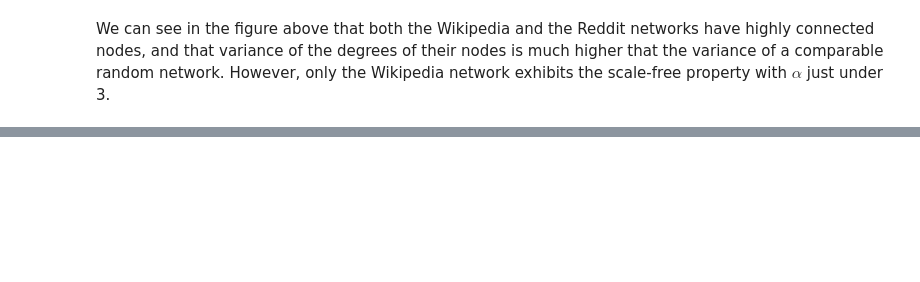
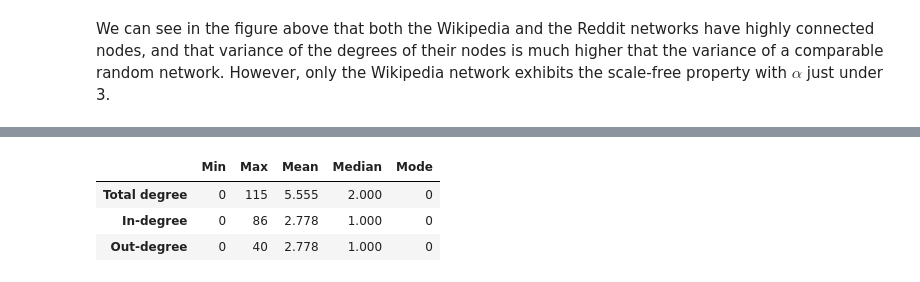
Before and after one commit to wojciechdk/Social_Graphs_and_Interactions_Final_Project, a Jupyter notebook: explainer_notebook/explainer_notebook_wojciech.ipynb, the cells around one changed output, grey strips where cells are left out. Saved outputs shown, nothing was run; the diff lists cells and outputs as text; code cells hidden in the pictures; blank space fills up the shorter version.

```diff
--- a/explainer_notebook/explainer_notebook_wojciech.ipynb
+++ b/explainer_notebook/explainer_notebook_wojciech.ipynb
@@ -233,0 +335,10 @@ most_central_nodes_reddit_reader = w.graph.most_central_nodes(
+# %%
+### SANDBOX
+degree_stats_reddit = w.graph.degree_statistics(g_wiki,
+                                                as_pandas=True,
+                                                printout=True)
+# %% [output]
+|  | Min | Max | Mean | Median | Mode |
+| Total degree | 0 | 115 | 5.555 | 2.000 | 0 |
+| In-degree | 0 | 86 | 2.778 | 1.000 | 0 |
+| Out-degree | 0 | 40 | 2.778 | 1.000 | 0 |
```
Also changed, not shown: parts of 27 cells of this notebook, 3 other files.
